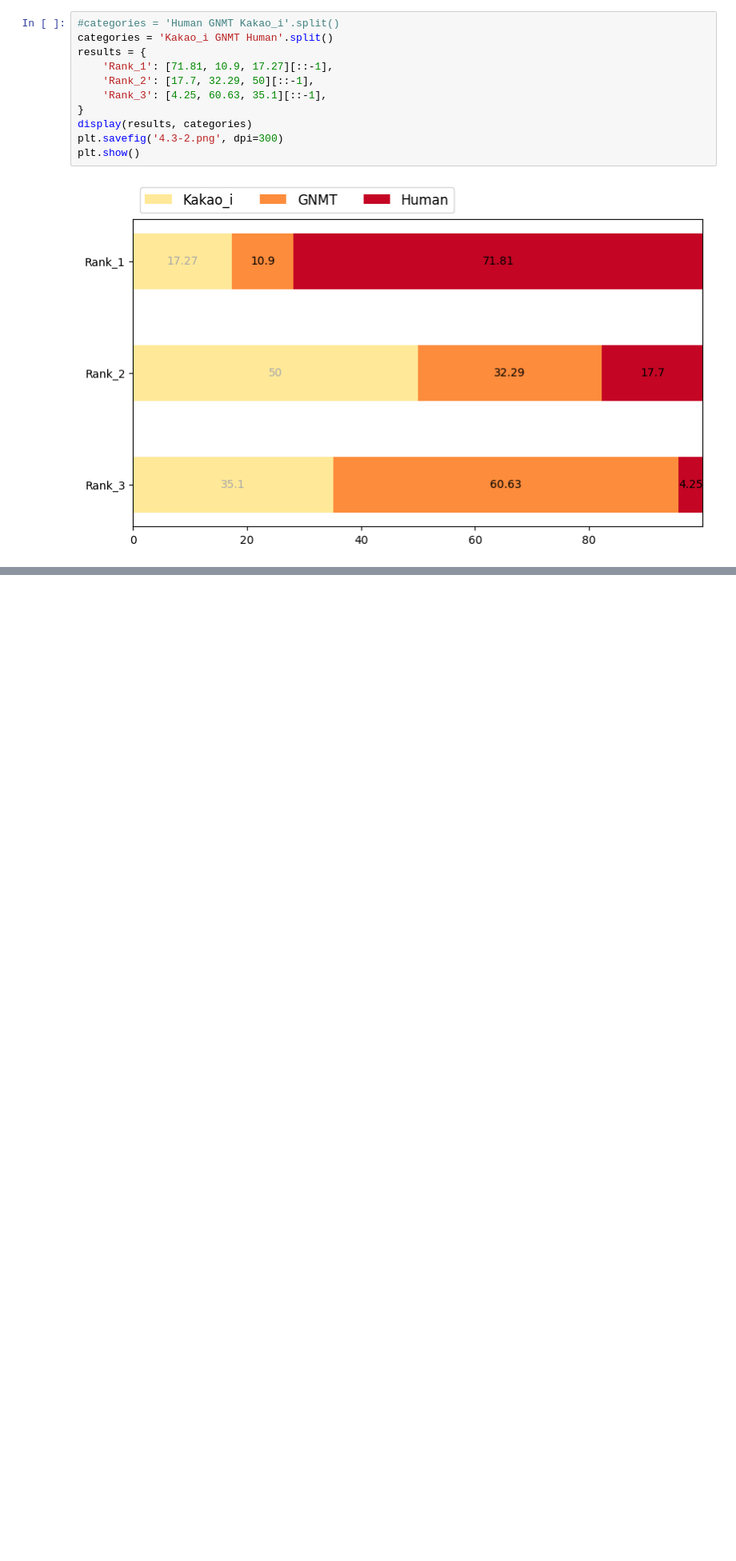
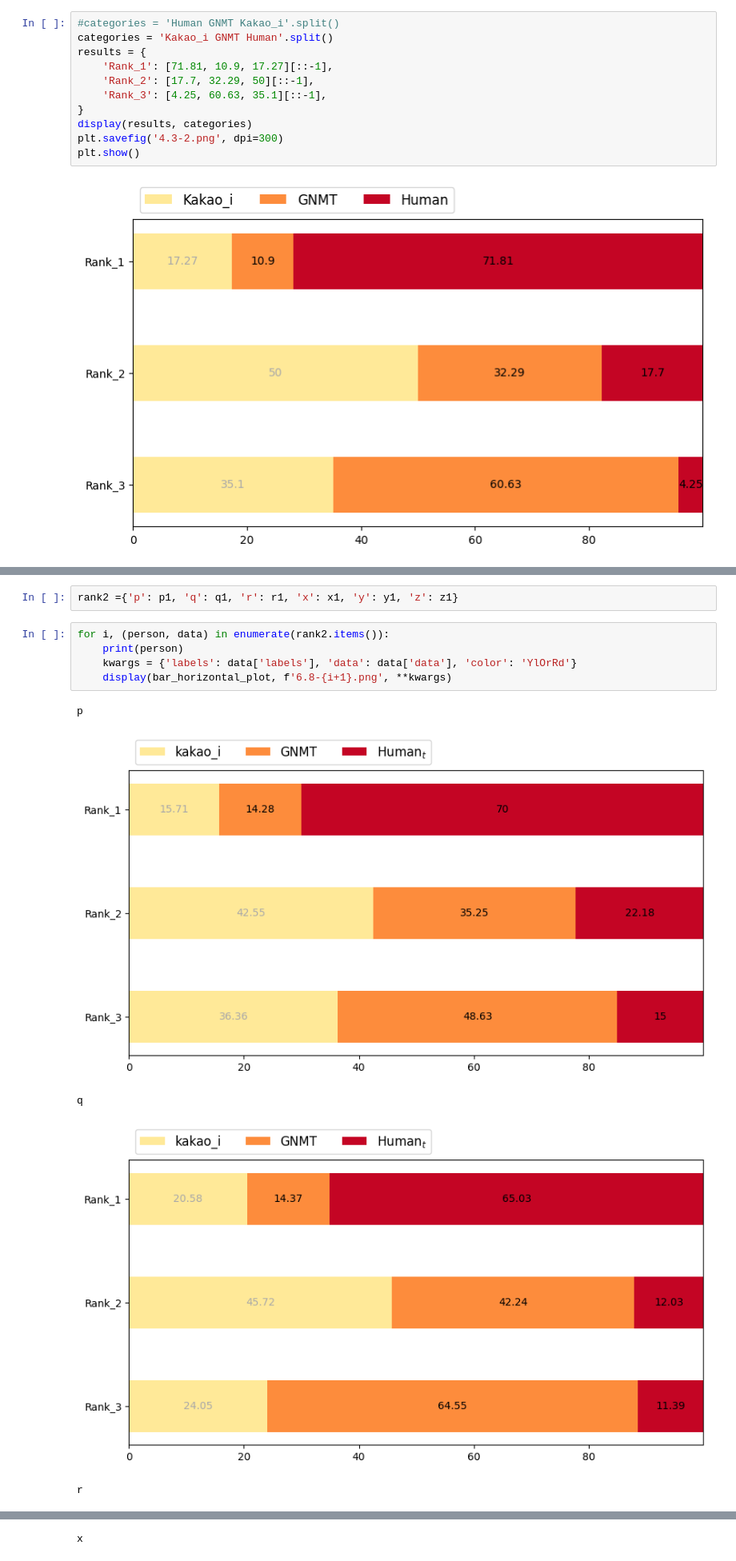
Before and after one commit to trotacodigos/ES-KO_NMT_Evaluation, a Jupyter notebook: display.ipynb, the cells around one changed output, grey strips where cells are left out. Shown at 80% size. Drawn from its saved outputs; the diff is of its cells as text; blank space fills up the shorter version.

```diff
--- a/display.ipynb
+++ b/display.ipynb
@@ -189,0 +400,13 @@ plt.show()
+# %%
+rank2 ={'p': p1, 'q': q1, 'r': r1, 'x': x1, 'y': y1, 'z': z1}
+# %%
+for i, (person, data) in enumerate(rank2.items()):
+    print(person)
+    kwargs = {'labels': data['labels'], 'data': data['data'], 'color': 'YlOrRd'}
+    display(bar_horizontal_plot, f'6.8-{i+1}.png', **kwargs)
+# %% [output]
+p
+[figure, added]
+q
+[figure, added]
+r
@@ -189,0 +414 @@ plt.show()
+x
```
Also changed, not shown: parts of 61 cells of this notebook, 3 other files.
